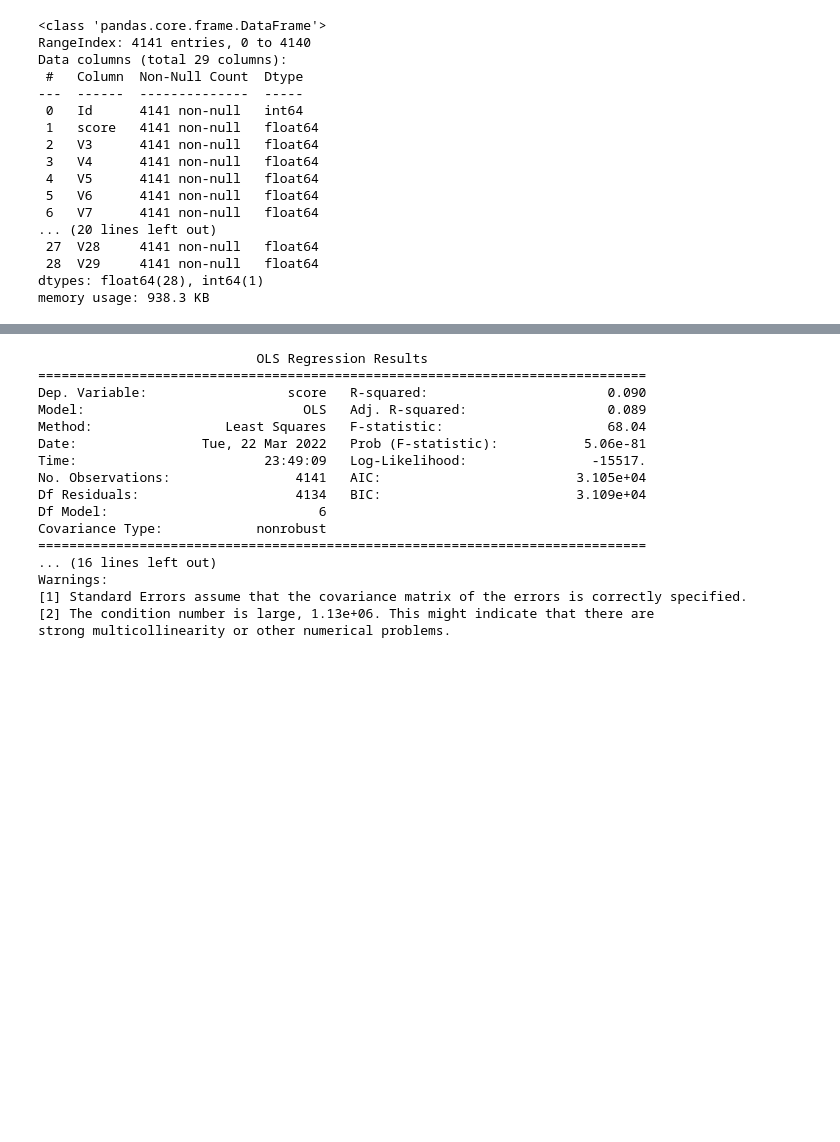
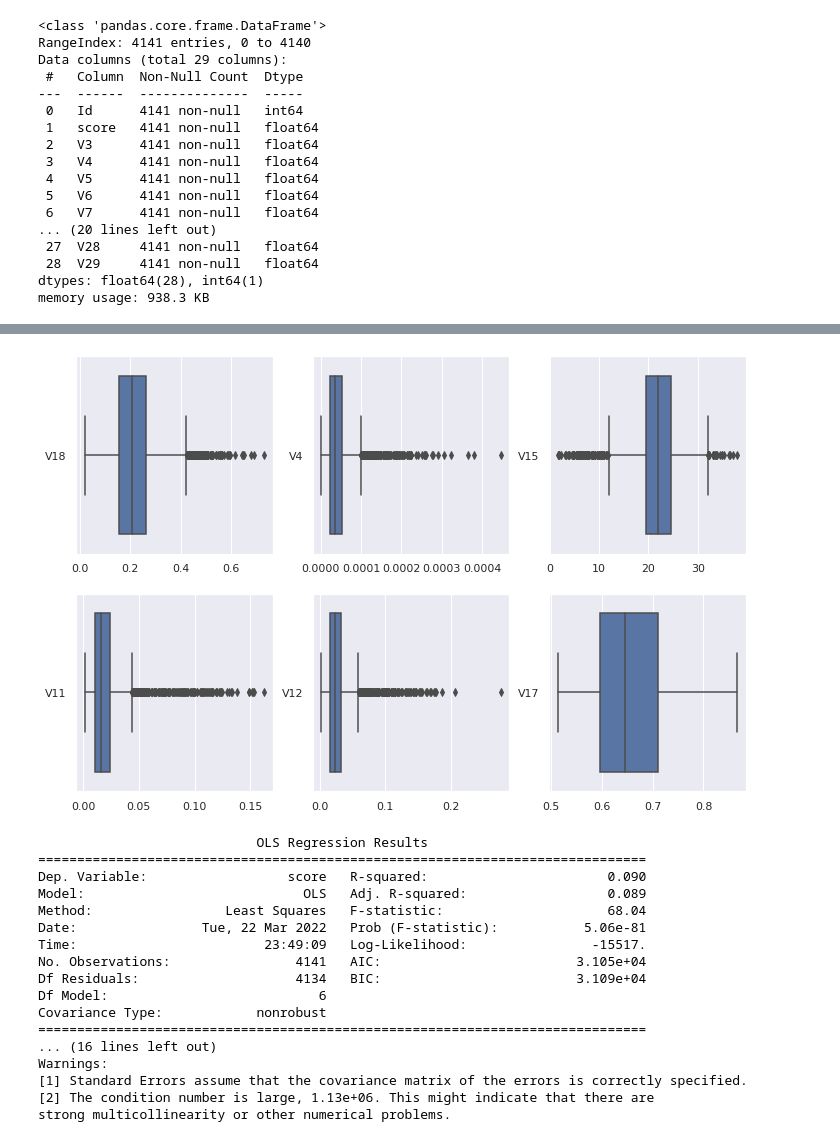
Before and after one commit to HedersonSantos/RegDatChallg, a Jupyter notebook: analise.ipynb, the cells around one changed output, grey strips where cells are left out. Cells and saved outputs as stored; diff of their text form; code cells hidden in the pictures; blank space fills up the shorter version.

```diff
--- a/analise.ipynb
+++ b/analise.ipynb
@@ -115,6 +115,15 @@ Feature 26: 0.000000
 importantes = np.argpartition(fs.scores_, -4)[-10:]
 n_preditoras = [preditoras[i]  for i in importantes if preditoras[i] not in ['V8','V13','V10','V9']]
 X = dfTrain[n_preditoras].values
+# %%
+fig, ax =plt.subplots(2,3, figsize=(12, 8))#, sharex=True
+for i, c in enumerate(n_preditoras):
+  j = 0 if i<=2 else 1
+  k = i if i<=2 else i-3
+  data = dfTrain[[c]]
+  sns.boxplot(data=data, orient='h', ax=ax[j,k])
+# %% [output]
+[figure, added]
 # %%
 #Ajusta o modelo de regressão linear múltipla para o score
 
```
Also changed, not shown: parts of 4 cells of this notebook.
